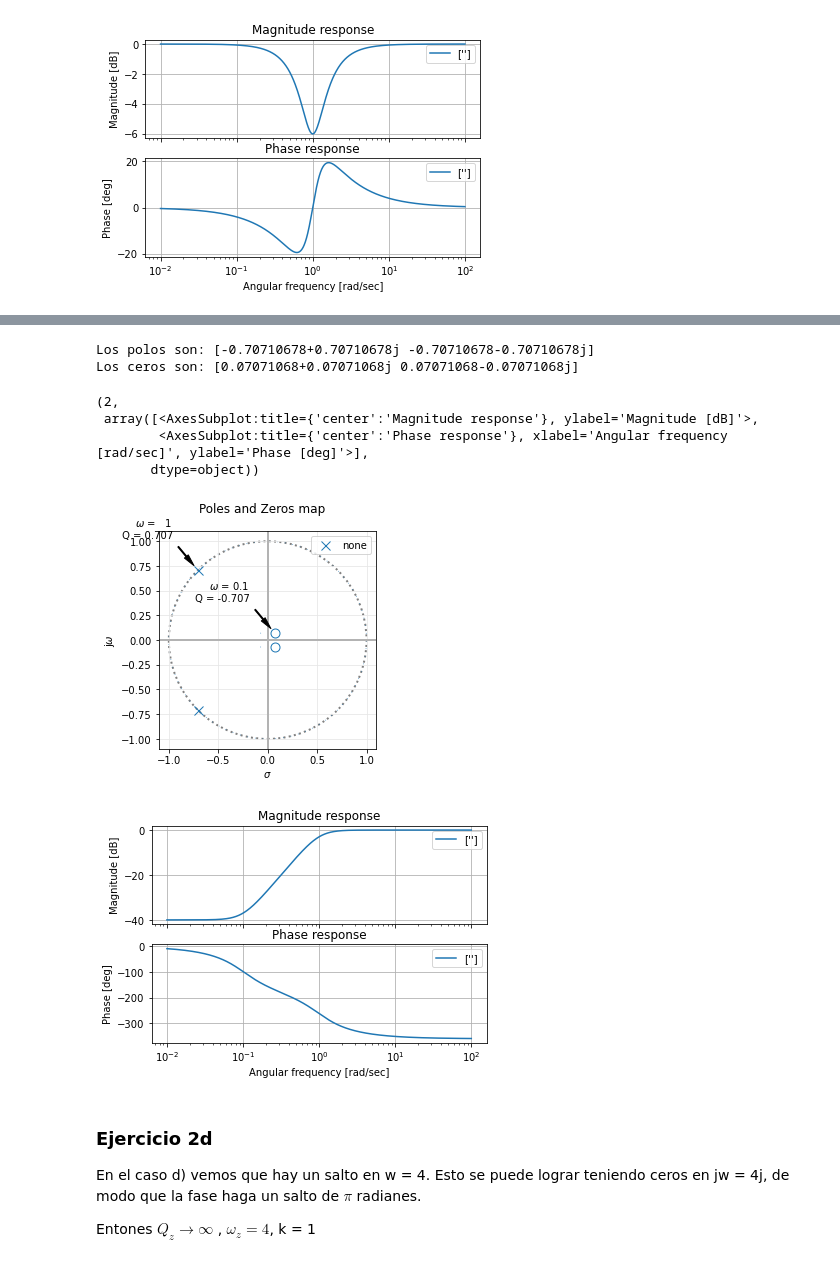
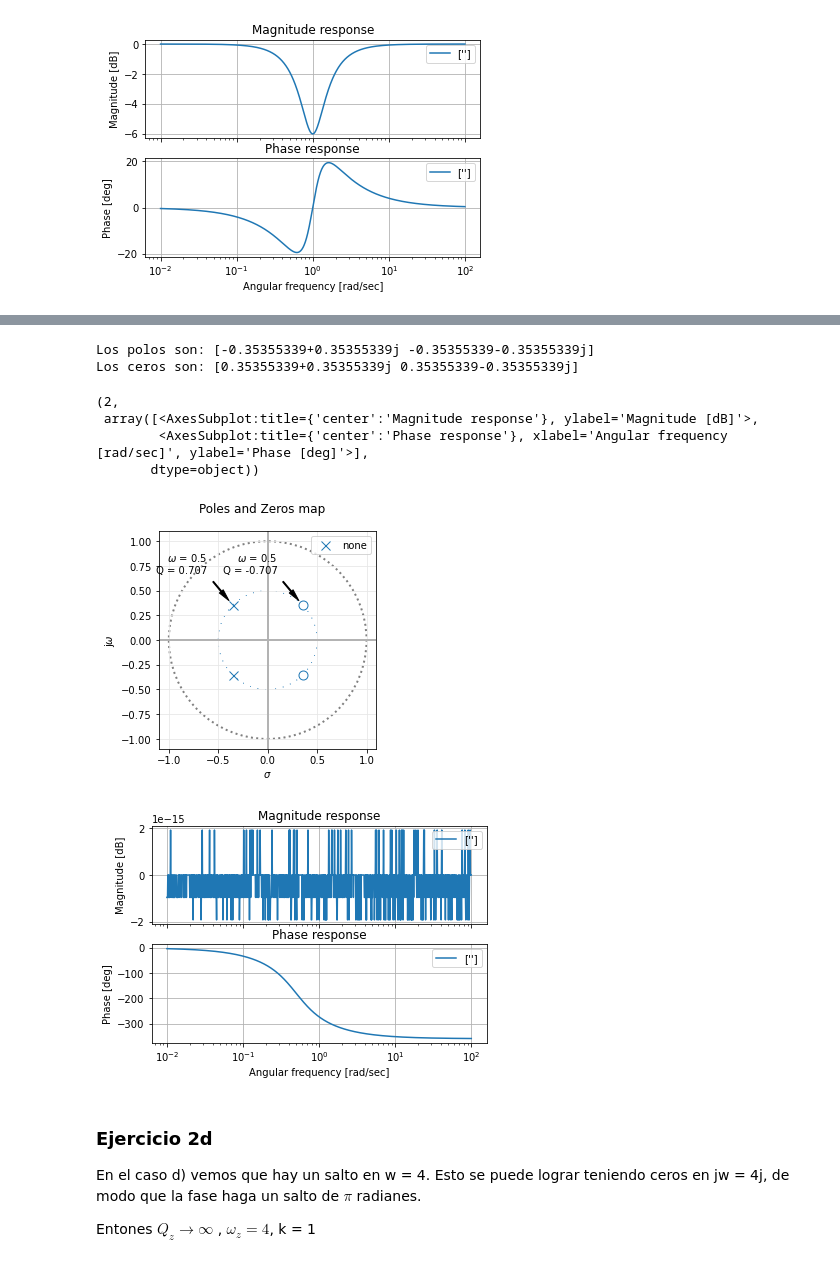
Before and after one commit to brunoricciotti/TC2, a Jupyter notebook: TP Semanales/TS5/TS5.ipynb, the cells around one changed output, grey strips where cells are left out. Drawn from its saved outputs; the diff is of its cells as text; code cells hidden in the pictures.

```diff
--- a/TP Semanales/TS5/TS5.ipynb
+++ b/TP Semanales/TS5/TS5.ipynb
@@ -174,34 +176,34 @@ Despejando obtenemos los valores a=1, b=0.5, d=1
 # %%
-wz = 0.1
-wp = 1
+wp = 0.5
+wz = wp
 Qp = float(1/sqrt(2))
 Qz = Qp
 k  = 1
 
 coeffs_num = [k*1, -(wz/Qp), (wz**2)]
 
 coeffs_den = [1, (wp/Qp), wp**2]
 
 root_num = np.roots(coeffs_num)
 root_den = np.roots(coeffs_den)
 
 print("Los polos son:",root_den,"\nLos ceros son:",root_num)
 
 my_tf = TransferFunction(coeffs_num, coeffs_den )
 
 pzmap(my_tf, 2) #S plane pole/zero plot
 
 
 bodePlot(my_tf,2)
 # %% [output]
-Los polos son: [-0.70710678+0.70710678j -0.70710678-0.70710678j]
-Los ceros son: [0.07071068+0.07071068j 0.07071068-0.07071068j]
+Los polos son: [-0.35355339+0.35355339j -0.35355339-0.35355339j]
+Los ceros son: [0.35355339+0.35355339j 0.35355339-0.35355339j]
 (2,
  array([<AxesSubplot:title={'center':'Magnitude response'}, ylabel='Magnitude [dB]'>,
         <AxesSubplot:title={'center':'Phase response'}, xlabel='Angular frequency [rad/sec]', ylabel='Phase [deg]'>],
        dtype=object))
-[figure, old version]
+[figure, new version]
-[figure, old version]
+[figure, new version]
 # %% [markdown]
 ### Ejercicio 2d
 
```
Also changed, not shown: parts of 1 cell of this notebook, 3 other files.
